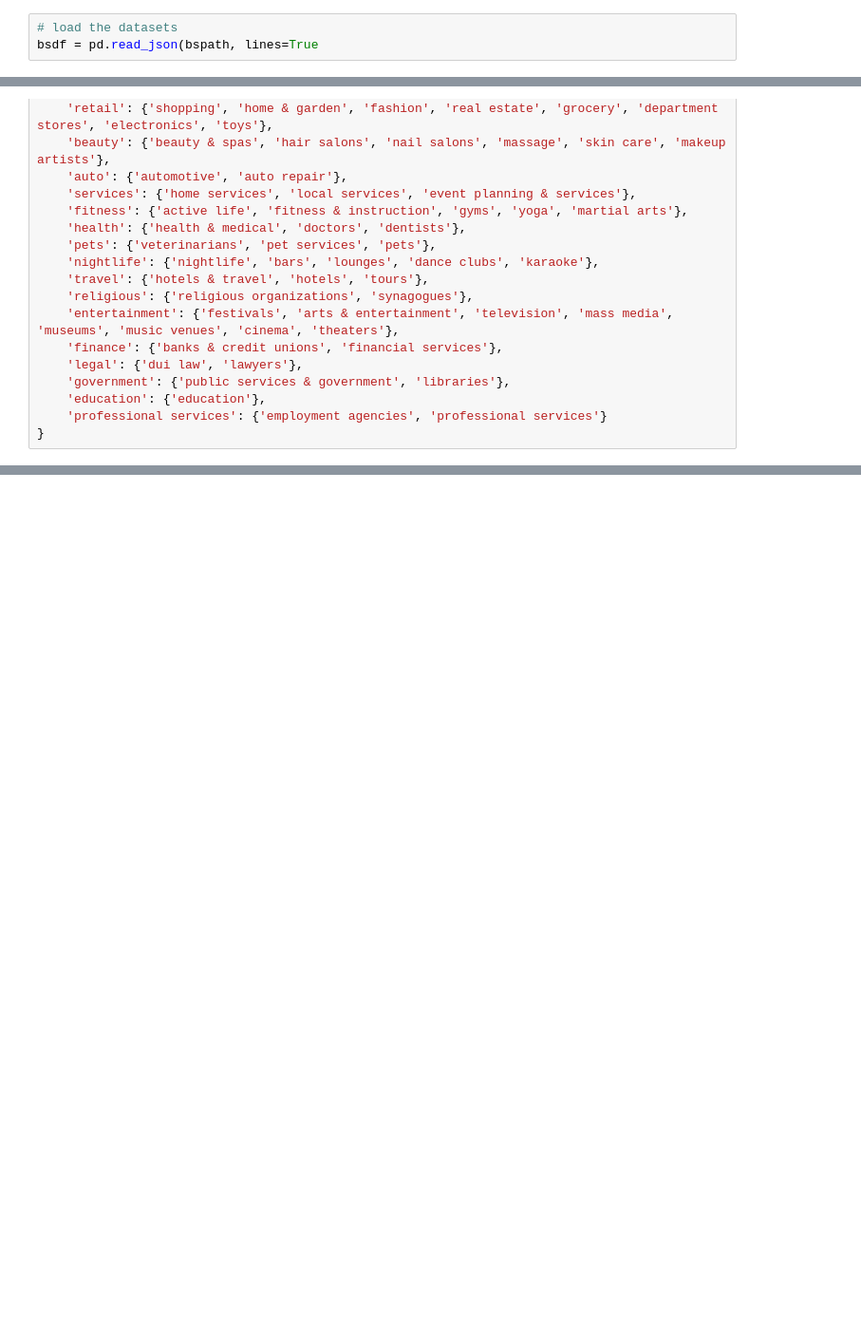
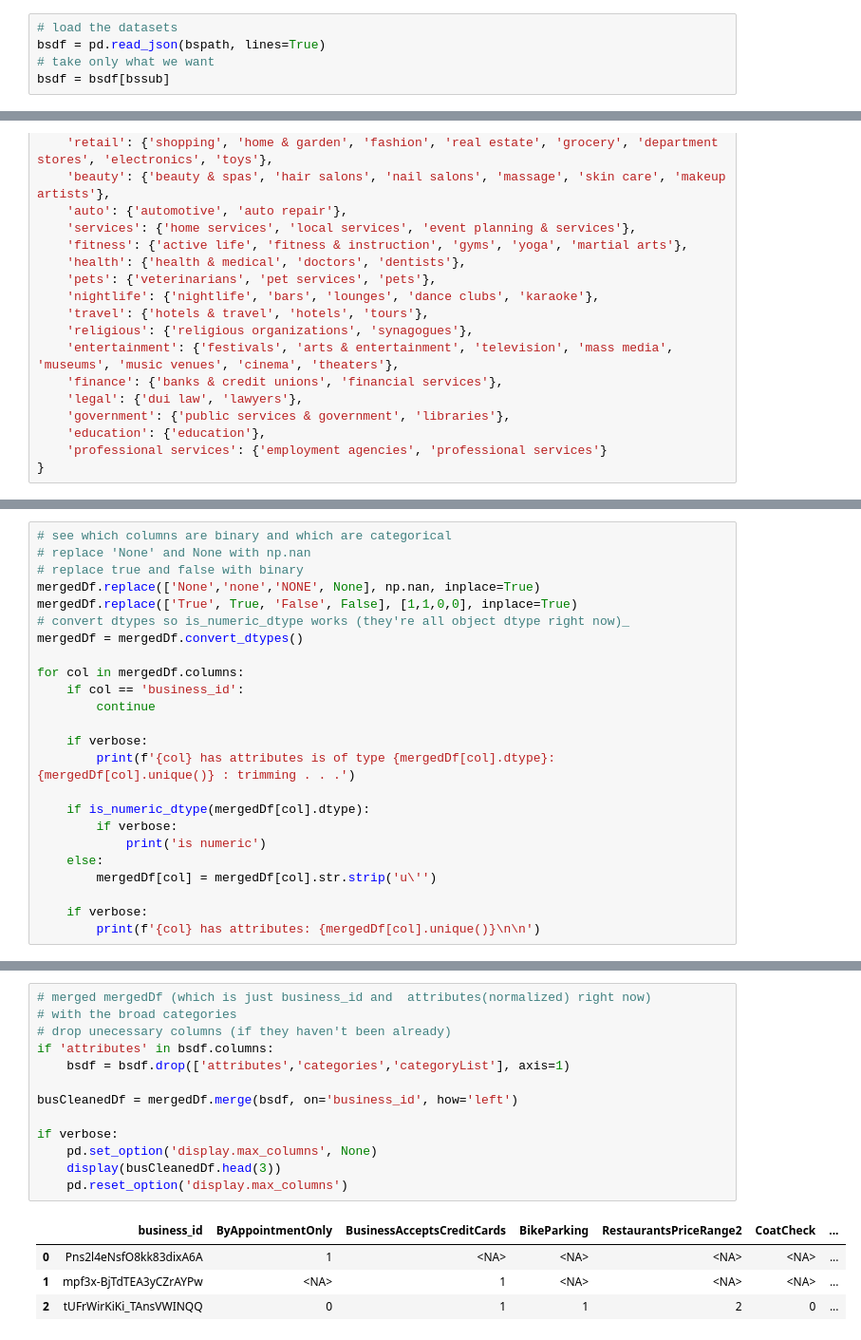
Before and after one commit to ThomasBakaysaJr/Ai_Malicious_Review_Checker, a Jupyter notebook: Malicious_scanner.ipynb, the cells around one changed output, grey strips where cells are left out. Shown: that part at 95% size. Cells and saved outputs as stored; diff of their text form; blank space fills up the shorter version.

```diff
--- a/Malicious_scanner.ipynb
+++ b/Malicious_scanner.ipynb
@@ -20,4 +35,6 @@ rwpath = f'{fDefPath}{RW}.json'
 uspath = f'{fDefPath}{US}.json'
 # %%
 # load the datasets
-bsdf = pd.read_json(bspath, lines=True
+bsdf = pd.read_json(bspath, lines=True)
+# take only what we want
+bsdf = bsdf[bssub]
@@ -129,0 +184,24 @@ Name: attributes, Length: 150346, dtype: object
+# %%
+# see which columns are binary and which are categorical
+# replace 'None' and None with np.nan
+# replace true and false with binary
+mergedDf.replace(['None','none','NONE', None], np.nan, inplace=True)
+mergedDf.replace(['True', True, 'False', False], [1,1,0,0], inplace=True)
+# convert dtypes so is_numeric_dtype works (they're all object dtype right now)_
+mergedDf = mergedDf.convert_dtypes()
+
+for col in mergedDf.columns:
+    if col == 'business_id':
+        continue
+
+    if verbose:
+        print(f'{col} has attributes is of type {mergedDf[col].dtype}: {mergedDf[col].unique()} : trimming . . .')
+
+    if is_numeric_dtype(mergedDf[col].dtype):
+        if verbose:
+            print('is numeric')
+    else:
+        mergedDf[col] = mergedDf[col].str.strip('u\'')
+
+    if verbose:
+        print(f'{col} has attributes: {mergedDf[col].unique()}\n\n')
@@ -129,0 +226,18 @@ Name: attributes, Length: 150346, dtype: object
+# %%
+# merged mergedDf (which is just business_id and  attributes(normalized) right now)
+# with the broad categories
+# drop unecessary columns (if they haven't been already)
+if 'attributes' in bsdf.columns:
+    bsdf = bsdf.drop(['attributes','categories','categoryList'], axis=1)
+
+busCleanedDf = mergedDf.merge(bsdf, on='business_id', how='left')
+
+if verbose:
+    pd.set_option('display.max_columns', None)
+    display(busCleanedDf.head(3))
+    pd.reset_option('display.max_columns')
+# %% [output]
+|  | business_id | ByAppointmentOnly | BusinessAcceptsCreditCards | BikeParking | RestaurantsPriceRange2 | CoatCheck | ... |
+| 0 | Pns2l4eNsfO8kk83dixA6A | 1 | <NA> | <NA> | <NA> | <NA> | ... |
+| 1 | mpf3x-BjTdTEA3yCZrAYPw | <NA> | 1 | <NA> | <NA> | <NA> | ... |
+| 2 | tUFrWirKiKi_TAnsVWINQQ | 0 | 1 | 1 | 2 | 0 | ... |
```
Also changed, not shown: parts of 13 cells of this notebook, 1 other file.
